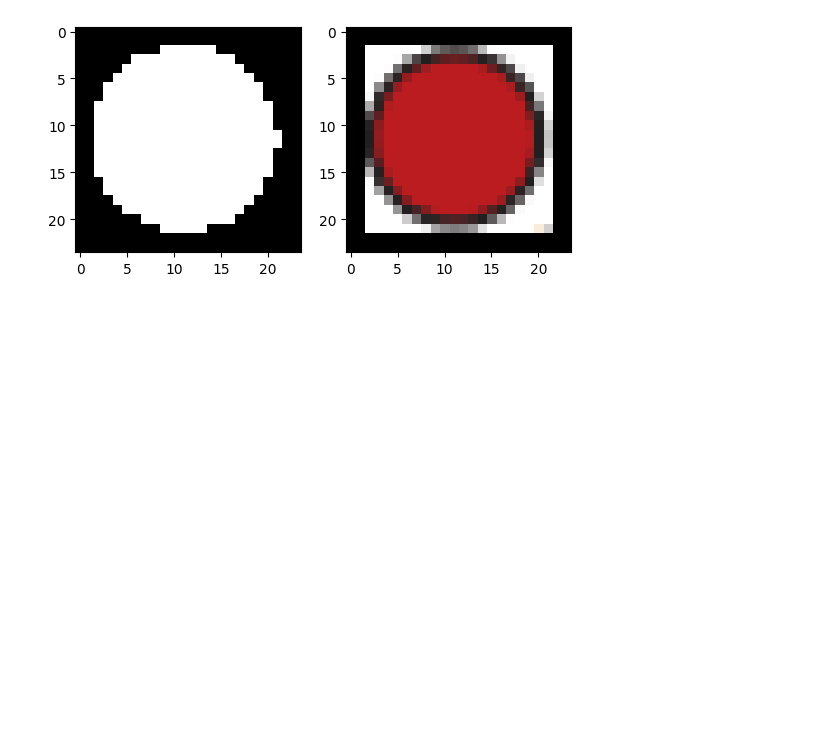
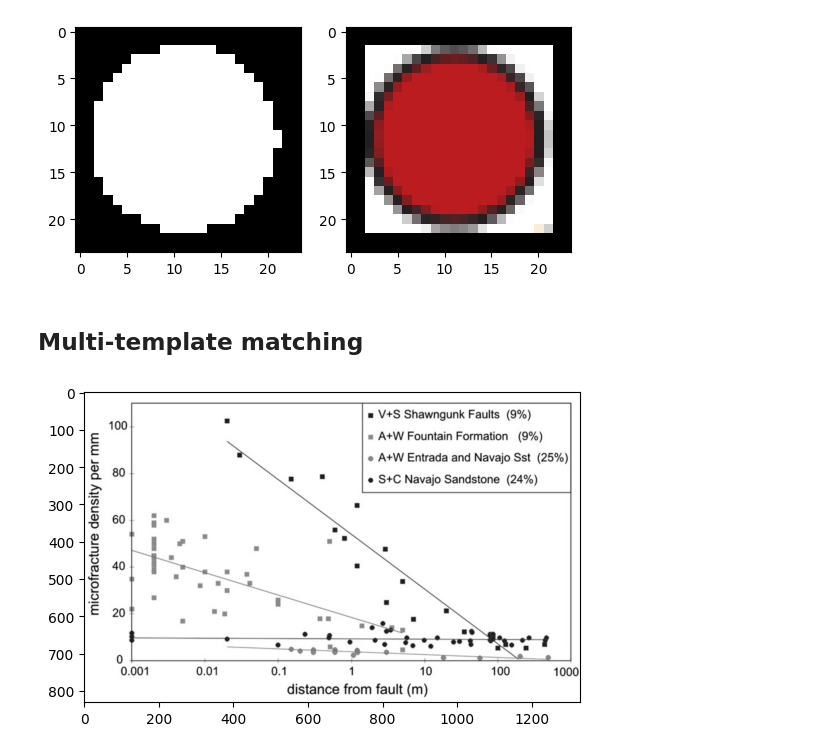
Before and after one commit to adusachev/scanplot, a Jupyter notebook: plot2data/pipeline.ipynb, the cells around one changed output. Cells and saved outputs as stored; diff of their text form; code cells hidden in the pictures; blank space fills up the shorter version.

```diff
--- a/plot2data/pipeline.ipynb
+++ b/plot2data/pipeline.ipynb
@@ -334,3 +350,18 @@ plt.subplot(1, 2, 2)
 draw_image(template_final)
 # %% [output]
 [figure]
+# %% [markdown]
+## Multi-template matching
+# %%
+PLOT_NUMBER = 11
+MARKER_NUMBERS = [2, 3]
+
+PLOT_PATH = DATA_PATH / f"plot{PLOT_NUMBER}.png"
+
+TEMPLATE_PATHS = [DATA_PATH / "markers_same_shape" / f"plot{PLOT_NUMBER}_marker{MARKER_NUM}.png"
+                  for MARKER_NUM in MARKER_NUMBERS]
+# %%
+source_image = read_image_rgb(PLOT_PATH)
+draw_image(source_image)
+# %% [output]
+[figure, added]
```
Also changed, not shown: parts of 62 cells of this notebook, 1 other file.
